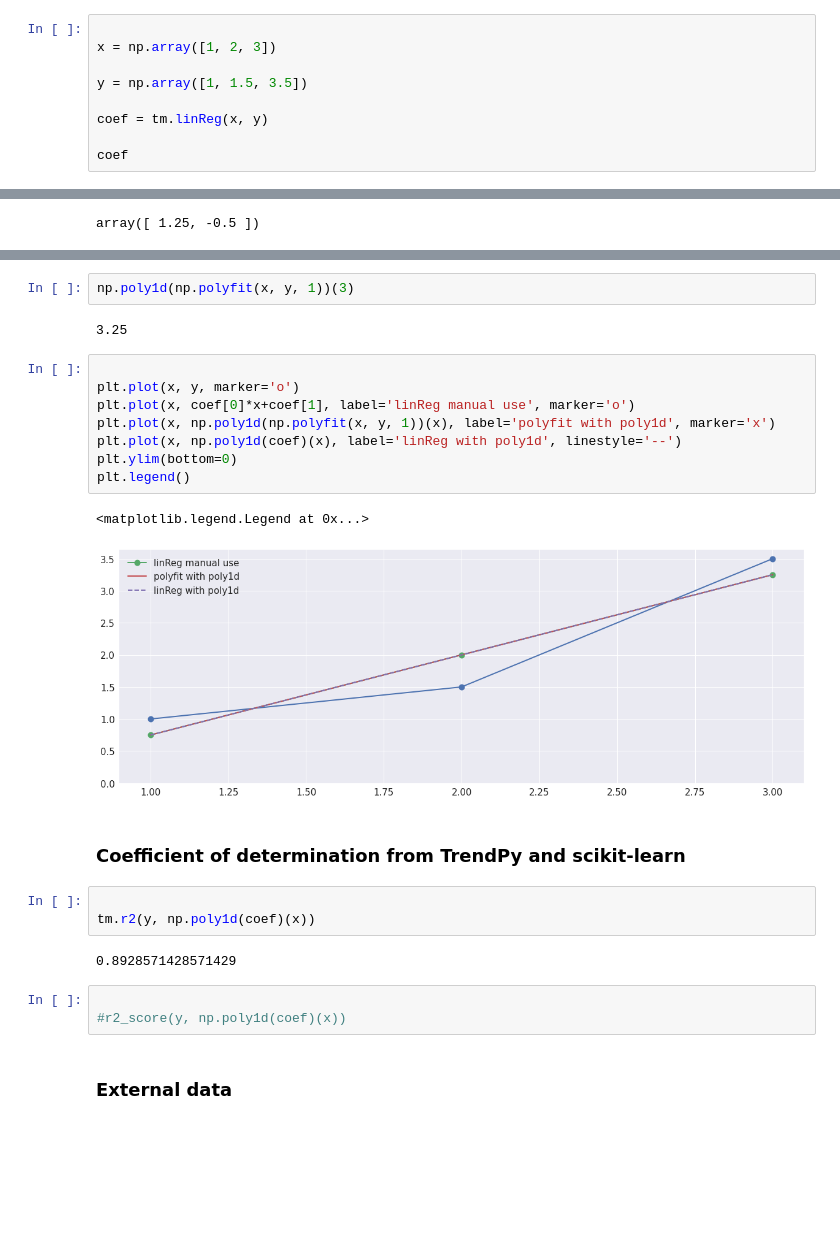
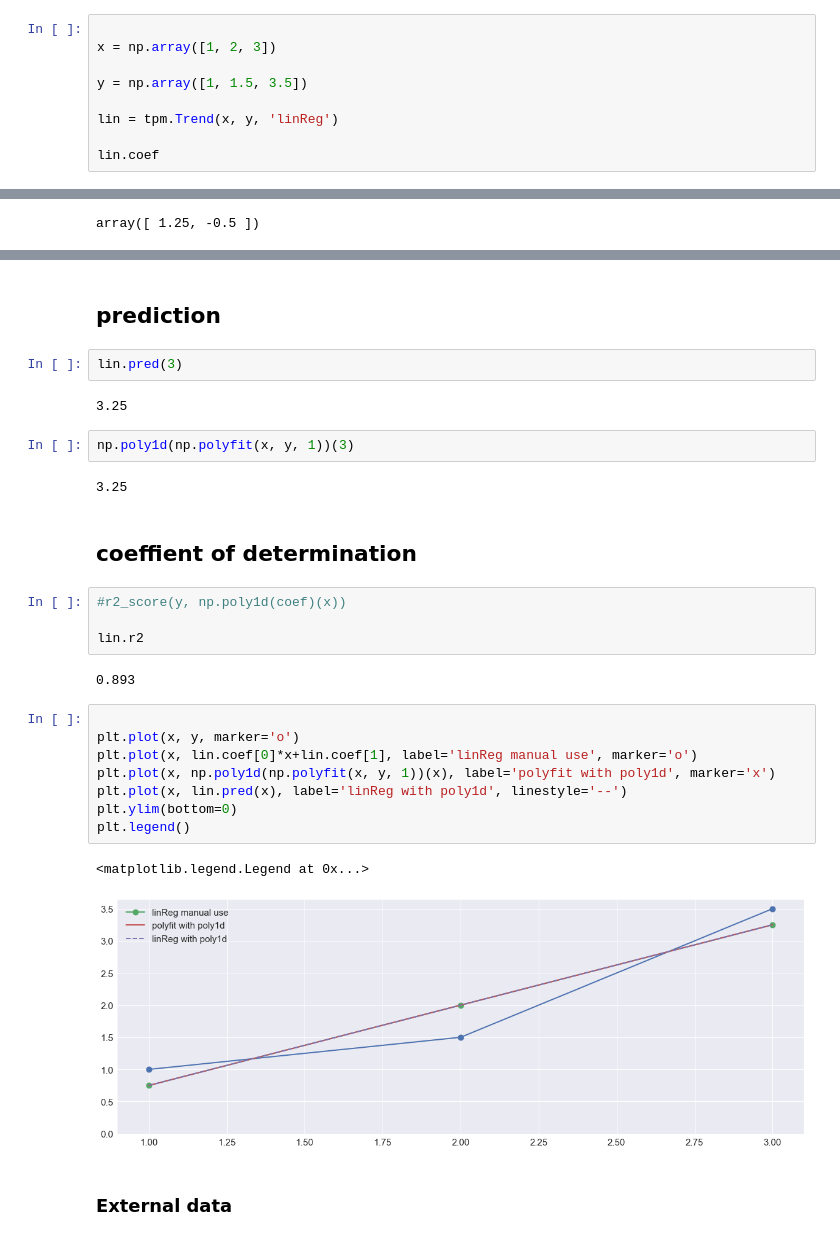
Before and after one commit to zolabar/trendPy, a Jupyter notebook: example.ipynb, the cells around one changed output, grey strips where cells are left out. Drawn from its saved outputs; the diff is of its cells as text; blank space fills up the shorter version.

```diff
--- a/example.ipynb
+++ b/example.ipynb
@@ -52,8 +54,8 @@ x = np.array([1, 2, 3])
 
 y = np.array([1, 1.5, 3.5])
 
-coef = tm.linReg(x, y)
+lin = tpm.Trend(x, y, 'linReg')
 
-coef
+lin.coef
 # %% [output]
 [1.25, -0.5]
@@ -76,28 +66,32 @@ np.poly1d(coef)(3)
+# %% [markdown]
+## prediction
+# %%
+lin.pred(3)
+# %% [output]
+3.25
 # %%
 np.poly1d(np.polyfit(x, y, 1))(3)
 # %% [output]
 3.25
+# %% [markdown]
+## coeffient of determination
+# %%
+#r2_score(y, np.poly1d(coef)(x))
+
+lin.r2
+# %% [output]
+0.893
 # %%
 
 plt.plot(x, y, marker='o')
-plt.plot(x, coef[0]*x+coef[1], label='linReg manual use', marker='o')
+plt.plot(x, lin.coef[0]*x+lin.coef[1], label='linReg manual use', marker='o')
 plt.plot(x, np.poly1d(np.polyfit(x, y, 1))(x), label='polyfit with poly1d', marker='x')
-plt.plot(x, np.poly1d(coef)(x), label='linReg with poly1d', linestyle='--')
+plt.plot(x, lin.pred(x), label='linReg with poly1d', linestyle='--')
 plt.ylim(bottom=0)
 plt.legend()
 # %% [output]
 <matplotlib.legend.Legend at 0x...>
-[figure, old version]
+[figure, new version]
-# %% [markdown]
-### Coefficient of determination from TrendPy and scikit-learn
-# %%
-
-tm.r2(y, np.poly1d(coef)(x))
-# %% [output]
-0.8928571428571429
-# %%
-
-#r2_score(y, np.poly1d(coef)(x))
 # %% [markdown]
 ### External data
 # %%
```
Also changed, not shown: parts of 25 cells of this notebook.
